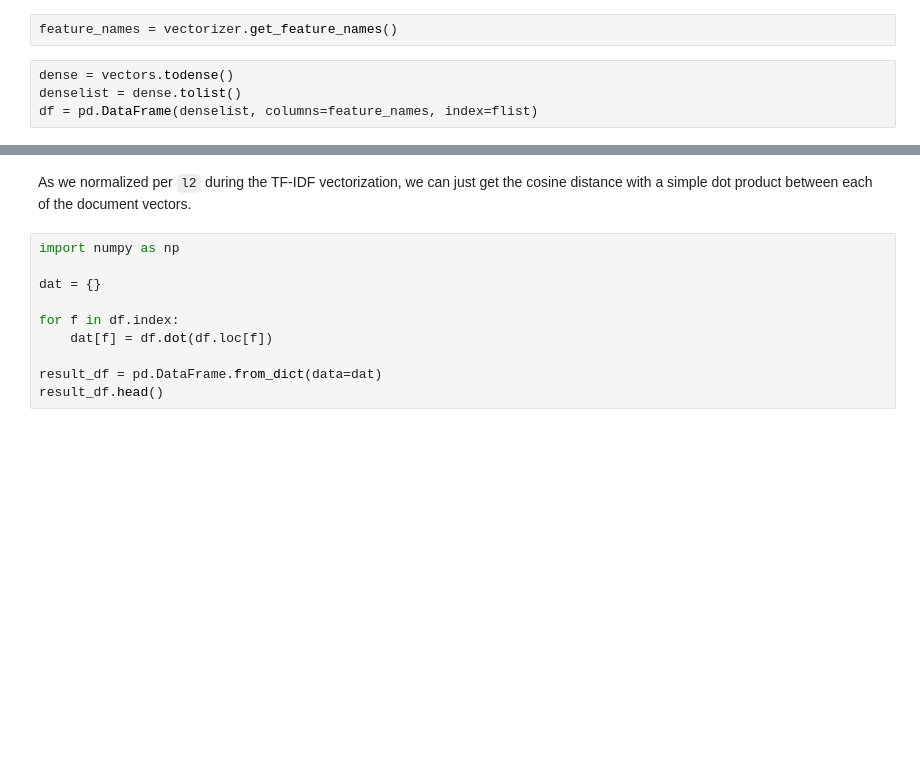
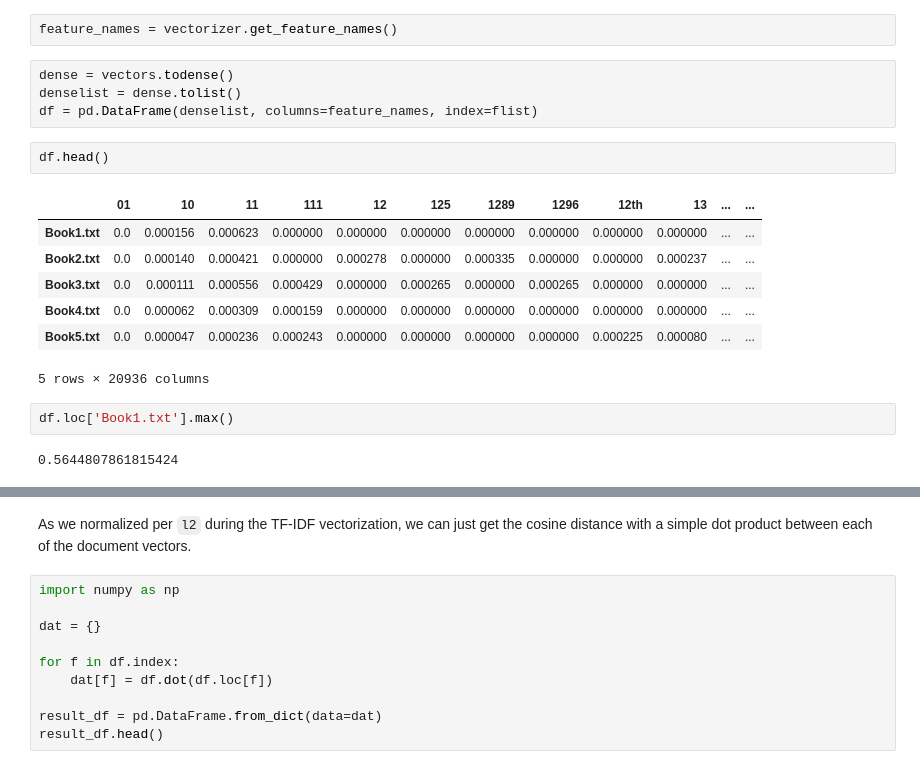
Before and after one commit to francescomambrini/myclasses, a Jupyter notebook: DigitToolsHum/tf-idf.ipynb, the cells around one changed output, grey strips where cells are left out. Cells and saved outputs as stored; diff of their text form; blank space fills up the shorter version.

```diff
--- a/DigitToolsHum/tf-idf.ipynb
+++ b/DigitToolsHum/tf-idf.ipynb
@@ -66,3 +68,17 @@ feature_names = vectorizer.get_feature_names()
 dense = vectors.todense()
 denselist = dense.tolist()
 df = pd.DataFrame(denselist, columns=feature_names, index=flist)
+# %%
+df.head()
+# %% [output]
+|  | 01 | 10 | 11 | 111 | 12 | 125 | 1289 | 1296 | 12th | 13 | ... | ... |
+| Book1.txt | 0.0 | 0.000156 | 0.000623 | 0.000000 | 0.000000 | 0.000000 | 0.000000 | 0.000000 | 0.000000 | 0.000000 | ... | ... |
+| Book2.txt | 0.0 | 0.000140 | 0.000421 | 0.000000 | 0.000278 | 0.000000 | 0.000335 | 0.000000 | 0.000000 | 0.000237 | ... | ... |
+| Book3.txt | 0.0 | 0.000111 | 0.000556 | 0.000429 | 0.000000 | 0.000265 | 0.000000 | 0.000265 | 0.000000 | 0.000000 | ... | ... |
+| Book4.txt | 0.0 | 0.000062 | 0.000309 | 0.000159 | 0.000000 | 0.000000 | 0.000000 | 0.000000 | 0.000000 | 0.000000 | ... | ... |
+| Book5.txt | 0.0 | 0.000047 | 0.000236 | 0.000243 | 0.000000 | 0.000000 | 0.000000 | 0.000000 | 0.000225 | 0.000080 | ... | ... |
+5 rows × 20936 columns
+# %%
+df.loc['Book1.txt'].max()
+# %% [output]
+0.5644807861815424
```
Also changed, not shown: parts of 19 cells of this notebook, 3 other files.
